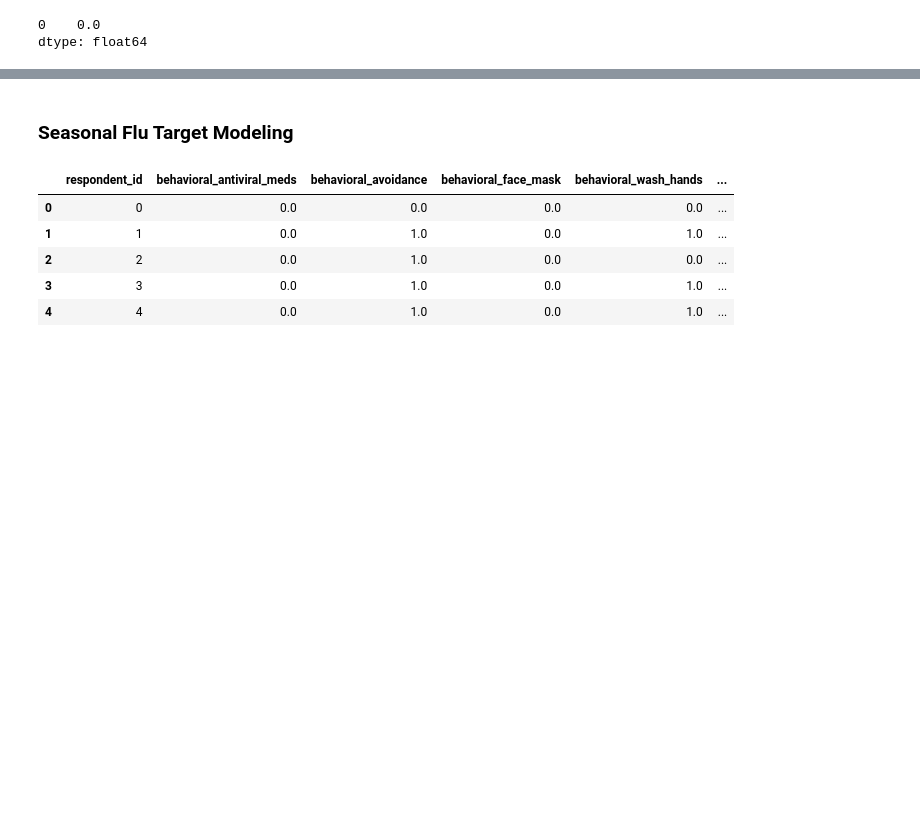
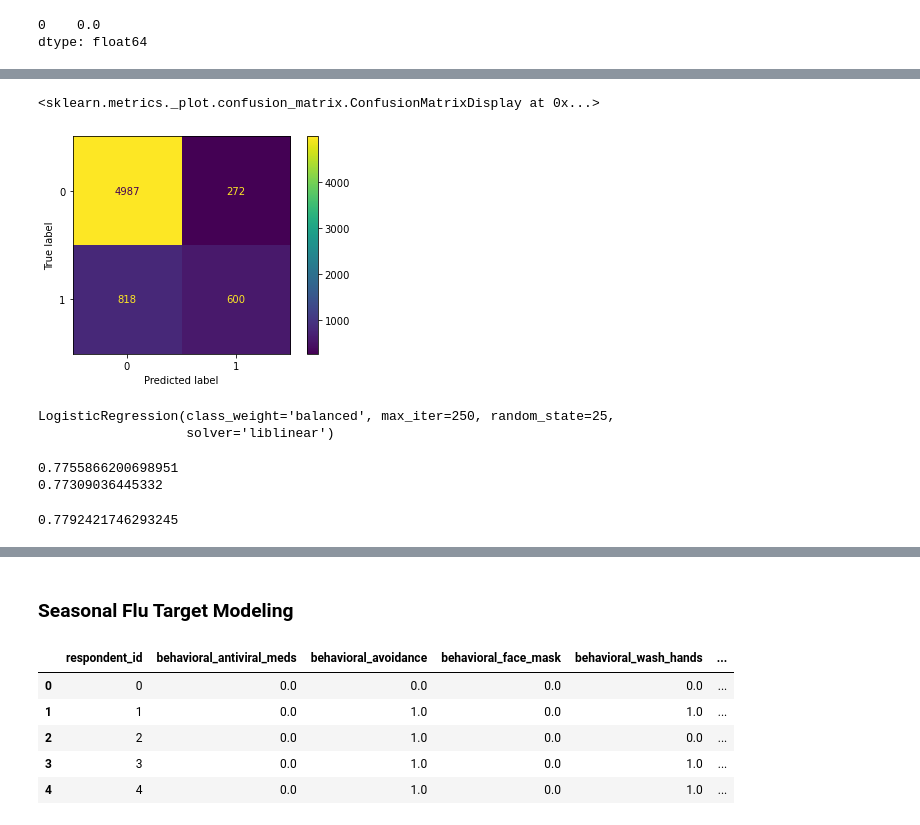
Before and after one commit to smashley-eakland/who-wants-shots, a Jupyter notebook: Vaccinations.ipynb, the cells around one changed output, grey strips where cells are left out. Saved outputs shown, nothing was run; the diff lists cells and outputs as text; code cells hidden in the pictures; blank space fills up the shorter version.

```diff
--- a/Vaccinations.ipynb
+++ b/Vaccinations.ipynb
@@ -510,0 +678,23 @@ X_train_dum = pd.get_dummies(X_train, columns=cat_cols)
+# %%
+plot_confusion_matrix(lr_base, X_test_clean, y_test)
+# %% [output]
+<sklearn.metrics._plot.confusion_matrix.ConfusionMatrixDisplay at 0x...>
+[figure, added]
+# %%
+lr_2 = LogisticRegression(class_weight='balanced', random_state=25, max_iter=250, solver='liblinear')
+lr_2.fit(X_train_clean, y_train)
+# %% [output]
+LogisticRegression(class_weight='balanced', max_iter=250, random_state=25,
+                   solver='liblinear')
+# %%
+scores2 = cross_val_score(lr_2, X_train_clean, y_train, cv=5)
+scores2
+print(np.mean(scores2))
+print(np.median(scores2))
+# %% [output]
+0.7755866200698951
+0.77309036445332
+# %%
+lr_2.score(X_test_clean, y_test)
+# %% [output]
+0.7792421746293245
```
Also changed, not shown: parts of 100 cells of this notebook.
